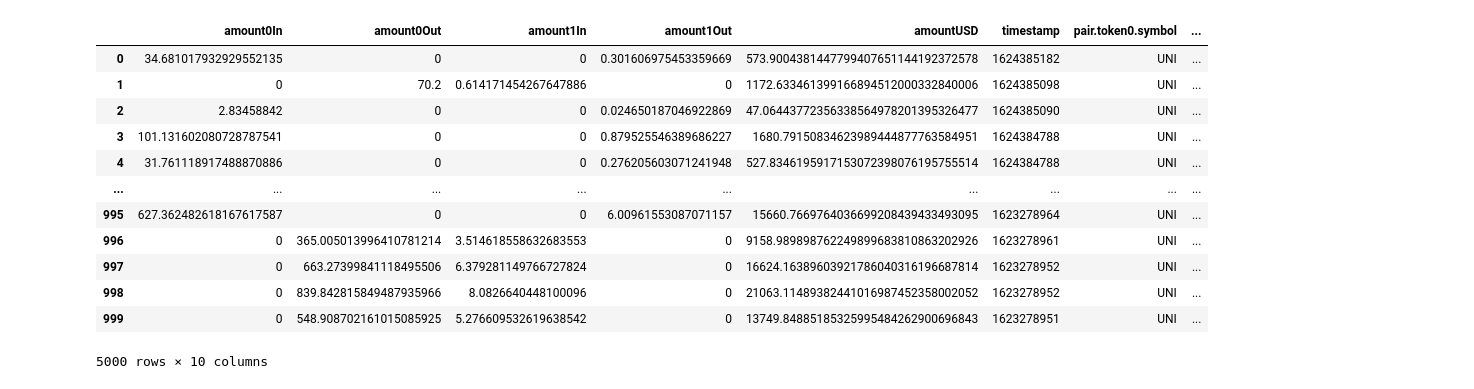
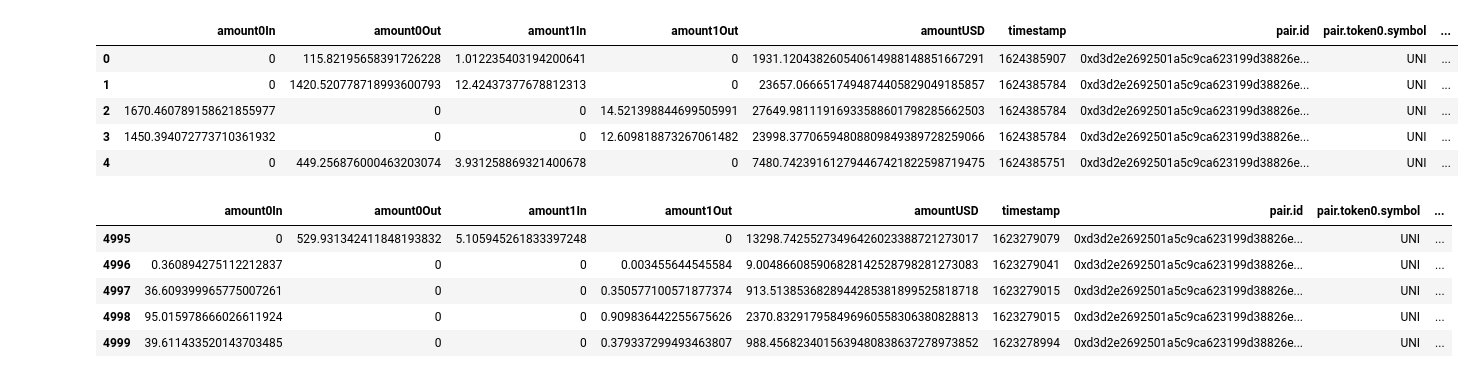
Before and after one commit to Sudhakar18/Quantitative-Analysis, a Jupyter notebook: Quantitative_Analysis.ipynb, the cells around one changed output. Cells and saved outputs as stored; diff of their text form; code cells hidden in the pictures.

Commit message:
data manipulation

```diff
--- a/Quantitative_Analysis.ipynb
+++ b/Quantitative_Analysis.ipynb
@@ -4,10 +5,15 @@ import json
 import pandas as pd
 from pandas import json_normalize
 # %%
+# Function to extract data from The Graph using api
+
 def extract(skip_val):
     url = "https://api.thegraph.com/subgraphs/name/uniswap/uniswap-v2"
     query = """query swaps{
       swaps(first: 1000,skip:"""+str(skip_val)+""",orderBy: timestamp, orderDirection: desc, where:{pair: "0xd3d2e2692501a5c9ca623199d38826e513033a17"}) {
+        pair{
+        id
+        }
         timestamp
         amount0In
         amount1In
@@ -30,8 +36,11 @@ def extract(skip_val):
     }
 
     """
+
     read = requests.post(url, json={'query':query})
     json_data = json.loads(read.text)
+
+    # Normalising the json data, such that it can be converted into a pandas data frame.
     json_data = json_data['data']
     json_data = json_data['swaps']
     df = json_normalize(json_data)
@@ -43,18 +53,23 @@ df = extract(0)
 for i in range(1000,5000,1000):
     df = df.append(extract(i))
 # %%
-df
+df.head(5)
 # %% [output]
-|  | amount0In | amount0Out | amount1In | amount1Out | amountUSD | timestamp | pair.token0.symbol | ... |
-| 0 | 34.681017932929552135 | 0 | 0 | 0.301606975453359669 | 573.9004381447799407651144192372578 | 1624385182 | UNI | ... |
-| 1 | 0 | 70.2 | 0.614171454267647886 | 0 | 1172.633461399166894512000332840006 | 1624385098 | UNI | ... |
-| 2 | 2.83458842 | 0 | 0 | 0.024650187046922869 | 47.06443772356338564978201395326477 | 1624385090 | UNI | ... |
-| 3 | 101.131602080728787541 | 0 | 0 | 0.879525546389686227 | 1680.79150834623989444877763584951 | 1624384788 | UNI | ... |
-| 4 | 31.761118917488870886 | 0 | 0 | 0.276205603071241948 | 527.8346195917153072398076195755514 | 1624384788 | UNI | ... |
-| ... | ... | ... | ... | ... | ... | ... | ... | ... |
-| 995 | 627.362482618167617587 | 0 | 0 | 6.00961553087071157 | 15660.7669764036699208439433493095 | 1623278964 | UNI | ... |
-| 996 | 0 | 365.005013996410781214 | 3.514618558632683553 | 0 | 9158.989898762249899683810863202926 | 1623278961 | UNI | ... |
-| 997 | 0 | 663.27399841118495506 | 6.379281149766727824 | 0 | 16624.16389603921786040316196687814 | 1623278952 | UNI | ... |
-| 998 | 0 | 839.842815849487935966 | 8.0826640448100096 | 0 | 21063.11489382441016987452358002052 | 1623278952 | UNI | ... |
-| 999 | 0 | 548.908702161015085925 | 5.276609532619638542 | 0 | 13749.84885185325995484262900696843 | 1623278951 | UNI | ... |
+|  | amount0In | amount0Out | amount1In | amount1Out | amountUSD | timestamp | pair.id | pair.token0.symbol | ... |
+| 0 | 0 | 115.82195658391726228 | 1.012235403194200641 | 0 | 1931.120438260540614988148851667291 | 1624385907 | 0xd3d2e2692501a5c9ca623199d38826e... | UNI | ... |
+| 1 | 0 | 1420.520778718993600793 | 12.42437377678812313 | 0 | 23657.0666517494874405829049185857 | 1624385784 | 0xd3d2e2692501a5c9ca623199d38826e... | UNI | ... |
+| 2 | 1670.460789158621855977 | 0 | 0 | 14.521398844699505991 | 27649.98111916933588601798285662503 | 1624385784 | 0xd3d2e2692501a5c9ca623199d38826e... | UNI | ... |
+| 3 | 1450.394072773710361932 | 0 | 0 | 12.609818873267061482 | 23998.37706594808809849389728259066 | 1624385784 | 0xd3d2e2692501a5c9ca623199d38826e... | UNI | ... |
+| 4 | 0 | 449.256876000463203074 | 3.931258869321400678 | 0 | 7480.742391612794467421822598719475 | 1624385751 | 0xd3d2e2692501a5c9ca623199d38826e... | UNI | ... |
-5000 rows × 10 columns
+# %%
+# Reseting the index
+df.reset_index(inplace=True)
+df.drop('index',axis=1,inplace=True)
+df.tail(5)
+# %% [output]
+|  | amount0In | amount0Out | amount1In | amount1Out | amountUSD | timestamp | pair.id | pair.token0.symbol | ... |
+| 4995 | 0 | 529.931342411848193832 | 5.105945261833397248 | 0 | 13298.74255273496426023388721273017 | 1623279079 | 0xd3d2e2692501a5c9ca623199d38826e... | UNI | ... |
+| 4996 | 0.360894275112212837 | 0 | 0 | 0.003455644545584 | 9.004866085906828142528798281273083 | 1623279041 | 0xd3d2e2692501a5c9ca623199d38826e... | UNI | ... |
+| 4997 | 36.609399965775007261 | 0 | 0 | 0.350577100571877374 | 913.5138536828944285381899525818718 | 1623279015 | 0xd3d2e2692501a5c9ca623199d38826e... | UNI | ... |
+| 4998 | 95.015978666026611924 | 0 | 0 | 0.909836442255675626 | 2370.832917958496960558306380828813 | 1623279015 | 0xd3d2e2692501a5c9ca623199d38826e... | UNI | ... |
+| 4999 | 39.611433520143703485 | 0 | 0 | 0.379337299493463807 | 988.4568234015639480838637278973852 | 1623278994 | 0xd3d2e2692501a5c9ca623199d38826e... | UNI | ... |
```
Also changed, not shown: parts of 12 cells of this notebook.
